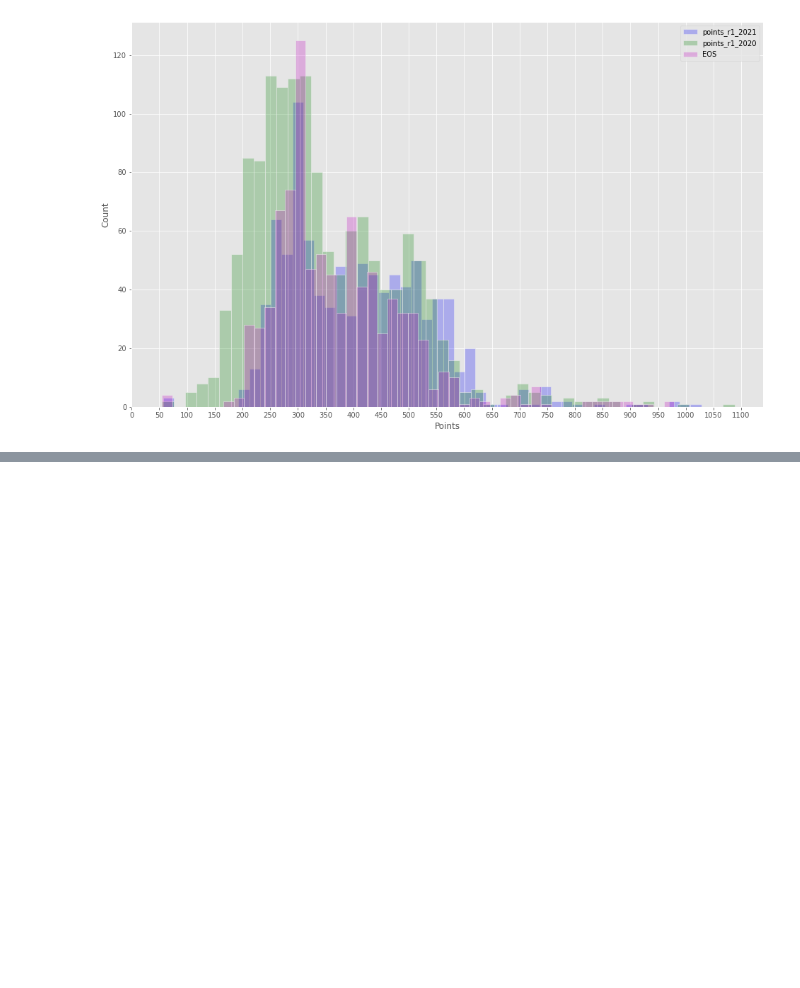
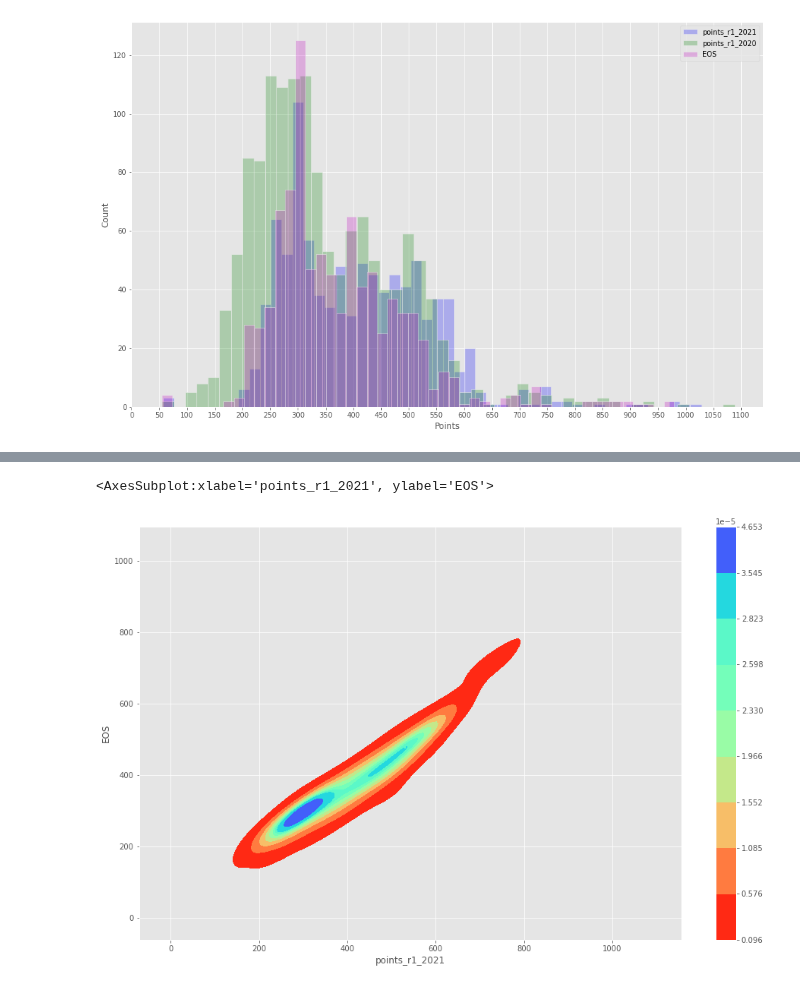
Before and after one commit to kaob1991/fundamentals-DA-assessment, a Jupyter notebook: cao.ipynb, the cells around one changed output, grey strips where cells are left out. Cells and saved outputs as stored; diff of their text form; code cells hidden in the pictures; blank space fills up the shorter version.

```diff
--- a/cao.ipynb
+++ b/cao.ipynb
@@ -1063,0 +1068,5 @@ Text(0.5, 0, 'Points')
+# %%
+sns.kdeplot(data = allcourses ,x = "points_r1_2021", y = "EOS",cmap = "rainbow_r", fill = True, cbar = True)
+# %% [output]
+<AxesSubplot:xlabel='points_r1_2021', ylabel='EOS'>
+[figure, added]
```
Also changed, not shown: parts of 22 cells of this notebook, 5 other files.
